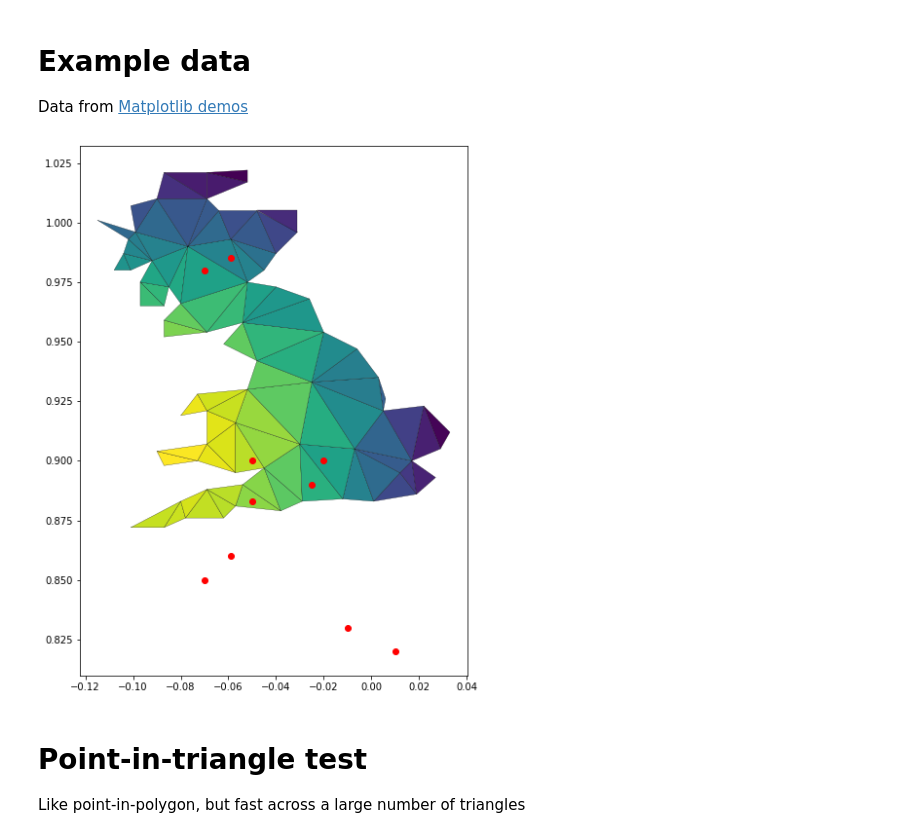
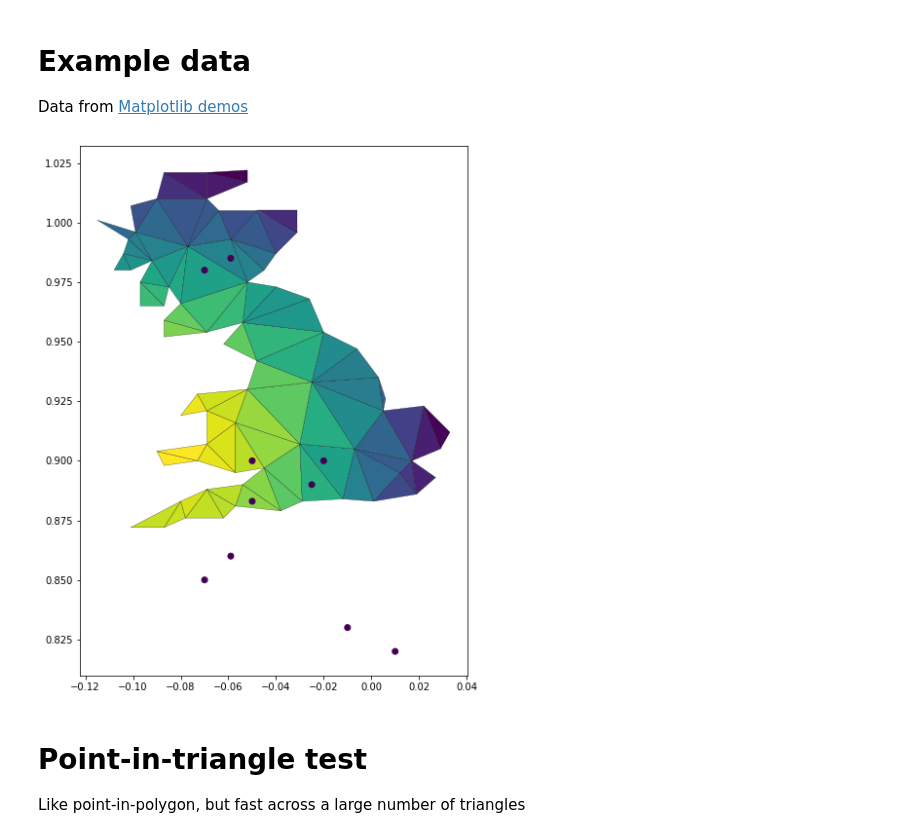
Before and after one commit to emerald-geomodelling/EmeraldTriangles, a Jupyter notebook: Example usage.ipynb, the cells around one changed output. Cells and saved outputs as stored; diff of their text form; code cells hidden in the pictures.

Commit message:
Cleaner color handling

```diff
--- a/Example usage.ipynb
+++ b/Example usage.ipynb
@@ -16,13 +16,13 @@ from example_data import vertices, triangles, newpoints
 # %%
 fig = plt.figure(figsize=(10,10))
 ax = plt.gca()
 ax.set_aspect('equal')
 tpc = ax.tripcolor(vertices["X"], vertices["Y"], triangles[[0, 1, 2]], facecolors=triangles["color"], edgecolors='k')
-ax.scatter(newpoints["X"], newpoints["Y"], c="red")
+ax.scatter(newpoints["X"], newpoints["Y"], c=newpoints["color"])
 
 plt.show()
 # %% [output]
-[figure, old version]
+[figure, new version]
 # %% [markdown]
 # Point-in-triangle test
 
```
Also changed, not shown: parts of 7 cells of this notebook.
